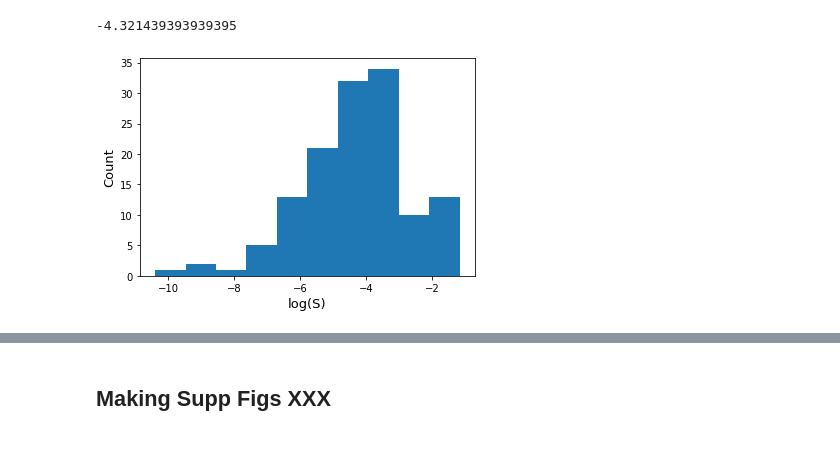
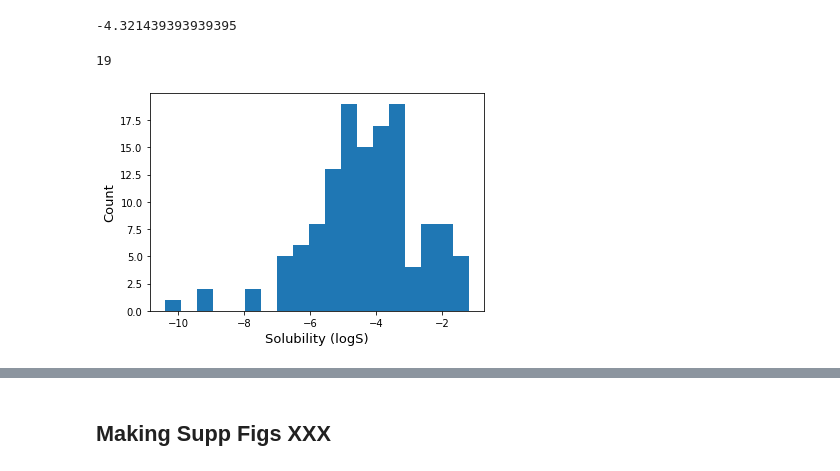
Before and after one commit to francoep/SolTranNet_paper, a Jupyter notebook: Making_Figures.ipynb, the cells around one changed output, grey strips where cells are left out. Drawn from its saved outputs; the diff is of its cells as text; code cells hidden in the pictures.

Commit message:
updating final few figures for the paper

```diff
--- a/Making_Figures.ipynb
+++ b/Making_Figures.ipynb
@@ -511,7 +532,25 @@ for s in smis:
 # %%
-#plotting the length sorted version of the one we did.
-print(f'MAT CPU - 2D {np.mean([x[0] for x in mat_cpu_times_2d])} s per molecule')
-print(f'MAT CPU - 3D {np.mean([x[0] for x in mat_cpu_times_3d])} s per molecule')
-print(f'STN CPU - 2D {np.mean([x[0] for x in stn_cpu_times_2d])} s per molecule')
-print(f'STN CPU - 3D {np.mean([x[0] for x in stn_cpu_times_3d])} s per molecule')
+mcpu_2d=[]
+mcpu_3d=[]
+scpu_2d=[]
+scpu_3d=[]
+for run in range(10):
+    mat_cpu_times_2d=[]
+    mat_cpu_times_3d=[]
+    stn_cpu_times_2d=[]
+    stn_cpu_times_3d=[]
+    for s in smis:
+        mat_cpu_times_2d.append(complex_measure(mat_cpu,[s],two_d=True,model_cpu=True))
+        mat_cpu_times_3d.append(complex_measure(mat_cpu,[s],two_d=False,model_cpu=True))
+        stn_cpu_times_2d.append(complex_measure(stn_cpu,[s],two_d=True,model_cpu=True))
+        stn_cpu_times_3d.append(complex_measure(stn_cpu,[s],two_d=False,model_cpu=True))
+    print(f'MAT CPU - 2D {np.mean([x[0] for x in mat_cpu_times_2d])} s per molecule')
+    print(f'MAT CPU - 3D {np.mean([x[0] for x in mat_cpu_times_3d])} s per molecule')
+    print(f'STN CPU - 2D {np.mean([x[0] for x in stn_cpu_times_2d])} s per molecule')
+    print(f'STN CPU - 3D {np.mean([x[0] for x in stn_cpu_times_3d])} s per molecule')
+    print('--------------------------------------------------------')
+    mcpu_2d.append(np.mean([x[0] for x in mat_cpu_times_2d]))
+    mcpu_3d.append(np.mean([x[0] for x in mat_cpu_times_3d]))
+    scpu_2d.append(np.mean([x[0] for x in stn_cpu_times_2d]))
+    scpu_3d.append(np.mean([x[0] for x in stn_cpu_times_3d]))
 # %% [output]
@@ -679,12 +743,16 @@ np.mean(truths)
 # %% [output]
 -4.321439393939395
 # %%
-plt.hist(truths)
-plt.xlabel('log(S)')
+w=0.5
+n=math.ceil((max(truths)-min(truths))/w)
+print(n)
+plt.hist(truths,bins=n)
+plt.xlabel('Solubility (logS)')
 plt.ylabel('Count')
 plt.savefig('figures/histogram_solchal2_true_logs.pdf')
 # %% [output]
+19
-[figure, old version]
+[figure, new version]
 # %%
 all_files=glob.glob('data/llinas2020/submitted/*.csv')
 keys=set([x.split('/')[-1].split('_set')[0] for x in all_files])
```
Also changed, not shown: parts of 10 cells of this notebook, 3 other files.
